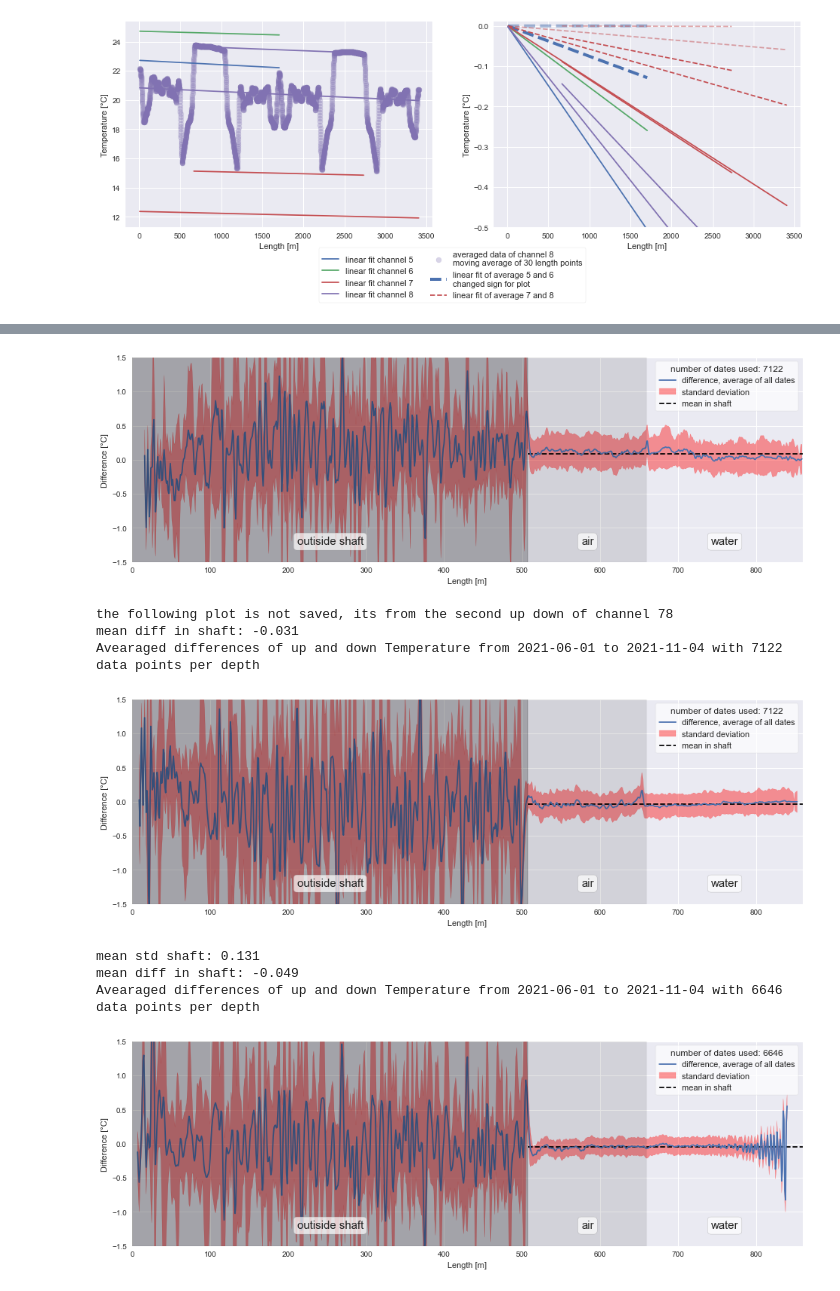
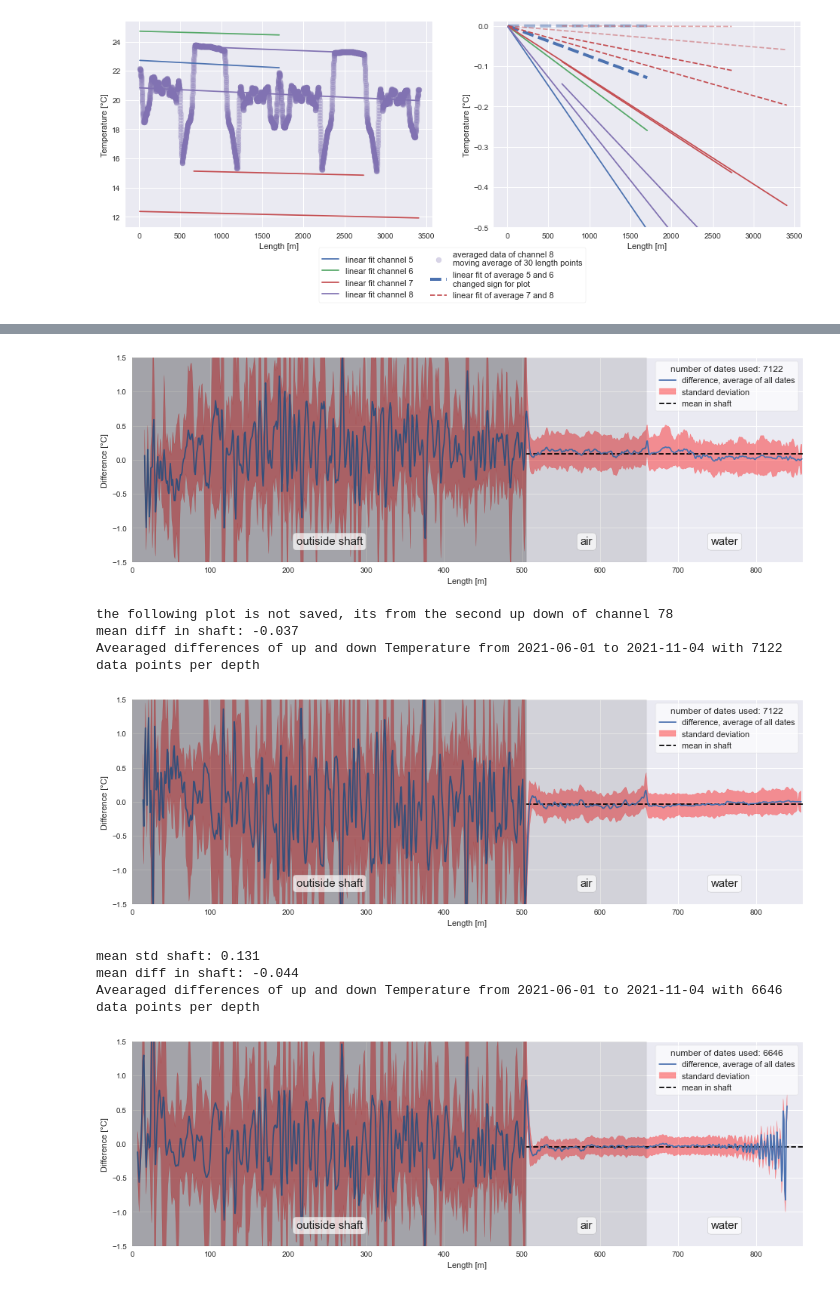
Before and after one commit to mvwick/Scripts_Masterarbeit, a Jupyter notebook: analyse_my_database_alsdorf.ipynb, the cells around one changed output, grey strips where cells are left out. Cells and saved outputs as stored; diff of their text form; code cells hidden in the pictures.

```diff
--- a/analyse_my_database_alsdorf.ipynb
+++ b/analyse_my_database_alsdorf.ipynb
@@ -567,20 +510,18 @@ plt.show()
 # %%
-round_value=2
 # diff watertank of the mean temperature between channels
 
-# old way of calculations
+# old way (shiftfirst) of calculations
 # diff_watertank_shiftfirst = diff_to_watertank(chan_mean_constshift_shiftfirst,watertank_len=watertank_len, watertank_T_range_min = watertank_T_range_min,df_Tlogger_PT100=df_Tlogger,
 #                                                      watertank_T_range_max = watertank_T_range_max, shorten_input_date=True)#chan_mean_shiftfirst
 # mean_stdev_shiftfirst = calc_mean_diff_watertank(diff_watertank_shiftfirst)
 # mean_stdev_shiftfirst = mean_stdev_shiftfirst.replace(pd.NA, np.nan).round(round_value) # replace pd.nan because round does ont work
 # print("mean and stdev to watertank, shift first")
 # display(mean_stdev_shiftfirst)
-# print()
 
 diff_watertank_avearagefirst = diff_to_watertank(chan_mean_constshift_averagefirst,watertank_len=watertank_len, watertank_T_range_min = watertank_T_range_min,
                                                 df_Tlogger=df_Tlogger,watertank_T_range_max = watertank_T_range_max, shorten_input_date=True) #chan_mean_avearagefirst
 mean_stdev_avearagefirst = calc_mean_diff_watertank(diff_watertank_avearagefirst)
-mean_stdev_avearagefirst = mean_stdev_avearagefirst.replace(pd.NA, np.nan).round(round_value)
+mean_stdev_avearagefirst = mean_stdev_avearagefirst.replace(pd.NA, np.nan)
 print("mean and stdev to watertank, averaging first and after that watertank correction")
 display(mean_stdev_avearagefirst)
 # %% [output]
@@ -669,6 +607,7 @@ table_name = "/mean_stdev_avearagefirst.png"
 save_df_as_image(mean_stdev_avearagefirst, path + table_name)
 # %%
 # Plot differences to watertank temperature over time: Avearege first
+
 def plot_helper_9000(diff_watertank_data,mean_diff_data,w_positions,type,name):
     """w_positions: watertank position index you want to plot"""
     for w_pos in w_positions: #watertank position
@@ -695,7 +634,7 @@ for ax in axs[0:2]:
         plot_helper_9000(diff_watertank_avearagefirst,mean_stdev_avearagefirst,[0,1,2,3],type=type_name, name="7and8")
     counter_ax+=1
 
-# # Plot differences to watertank temperature over time: Shift first
+# # Plot differences to watertank temperature over time: Shift first (old way of calculation)
 # type_name="Shift first"
 # counter_ax=0
 # for ax in axs[2:4]:
@@ -707,9 +646,7 @@ for ax in axs[0:2]:
 #     counter_ax+=1
 
 if plot_save:
-    name="avearage_temp_diff_watertank.png"
-    plt.savefig("pictures/"+name)
-
+    plt.savefig("pictures/" + "avearage_temp_diff_watertank.png")
 plt.show()
 # %% [output]
 [figure]
@@ -1384,7 +1192,7 @@ Differenz zwischen beiden Ansätzen is dann swatertank - (swater1+swater2)/2
 # %%
-# Plot difference of back and forth from mean channel 7 and 8. These measure the same Positions and therfore there shouldnt be a big difference
+# Plot difference of back and forth from mean channel 7 and 8. These measure the same positions and therfore there shouldnt be a big difference
 # this plot is a comparrisson for the plot in analysis_shaft_temperature.ipynb
-def plot_channel_itself_statistic(mean,stdev):
+def plot_channel_itself_statistic(mean,stdev,ymin=-1.5,ymax=1.5):
     """"""
     def color_cable_pos(start_len, end_len, col, ymax, ymin, label_name,alpha=0.5, label=True):
             """ creates patches which color the plot"""
@@ -1396,14 +1204,12 @@ def plot_channel_itself_statistic(mean,stdev):
                     bbox_props=dict(boxstyle="round",fc="white", ec="0.5", alpha=0.7)
                     axs.text(start_len+width/2,ymax-(ymax-ymin)*0.9,label_name,ha="center",va="center",size=15,bbox=bbox_props,zorder=20)
 
-    ymin=-1.5; ymax=1.5
     fig,axs=plt.subplots(1,1,figsize=(16,5))
     axs.plot(mean.index,mean.values,label="difference, average of all dates")
     axs.fill_between(mean.index,mean.values-stdev.values,mean.values+stdev.values,color="red",alpha=0.4,label=f"standard deviation")
 
-
-    plt.hlines([mean.loc[508:].mean()],508,860,color="black",linestyle="--",label=f"mean in shaft")
-    print(f"mean diff in shaft: {round(mean.loc[508:].mean(),3)}")
+    plt.hlines([mean.loc[506:].mean()],506,860,color="black",linestyle="--",label=f"mean in shaft")
+    print(f"mean diff in shaft: {round(mean.loc[506:].mean(),3)}")
 
     # date information
     min_date = diff_for_back.index.min().strftime("%Y-%m-%d")
@@ -1419,53 +1225,37 @@ def plot_channel_itself_statistic(mean,stdev):
     legend=axs.legend(fontsize=11,frameon=True,title=f"number of dates used: {n}",title_fontsize=12) #, loc='upper center'
     legend.get_frame().set_alpha(0.7) #not supported with eps
     legend.get_frame().set_facecolor("white")
-    color_cable_pos(0,508,"black",ymax,ymin,"outiside shaft",alpha=0.3)
-    color_cable_pos(508,660,"black",ymax,ymin,"air",alpha=0.1)
+    color_cable_pos(0,506,"black",ymax,ymin,"outiside shaft",alpha=0.3)
+    color_cable_pos(506,660,"black",ymax,ymin,"air",alpha=0.1)
     color_cable_pos(660,860,"blue",ymax,ymin,"water",alpha=0.0)
 
-# :1700 and :1700 -1 for complete cable
-# is 850 really exactly at the bendpoint?
-# bendpoint = 857 #[m] #same bendpoint as in exported shaft temperature
-# data= chan_mean_constshift_averagefirst["7and8"][mask_not_egrt_78] #remove egrt dates, not really a influence
-# forward_columns = data.columns[:bendpoint-5]
-# backward_columns = data.columns[bendpoint-7-3:bendpoint-1+bendpoint-5-1] #-1 manual test, better plot
-# forward=data[forward_columns]
-# backward=data[backward_columns]
-# backward.columns=forward.columns[::-1]
-# forward2_columns = data.columns[bendpoint-7+bendpoint-5-1:bendpoint-7+bendpoint-5-1+bendpoint-5]
-# backward2_columns = data.columns[bendpoint-7+bendpoint-12+bendpoint-5:] #-1 manual test, better plot
-# forward2=data[forward2_columns]
-# backward2=data[backward2_columns]
-# backward2.columns=forward2.columns[::-1]
-
-
-#  2207 2906  508 1207
-
+# Extreact forward and backward data
 bendpoint=859
-
+# manual shifting of the different channels so they better fit together
 manual1=8
 manual2=6
+
+# get the columns for forward and backward measurements
 forward_col=chan_mean_constshift_averagefirst["7and8"].columns[:bendpoint-5]
 backward_col=chan_mean_constshift_averagefirst["7and8"].columns[bendpoint-5-manual1:bendpoint+bendpoint -5-5-manual1]
-
 forward2_col=chan_mean_constshift_averagefirst["7and8"].columns[2557-9-bendpoint+5+manual2:2557-9+manual2]
 backward2_col=chan_mean_constshift_averagefirst["7and8"].columns[2557-9-3:]
-
-
-
-
+# get the data for forward and backwardd measurements
 forward2=chan_mean_constshift_averagefirst["7and8"][forward2_col]
 backward2=chan_mean_constshift_averagefirst["7and8"][backward2_col]
 forward=chan_mean_constshift_averagefirst["7and8"][forward_col]
 backward=chan_mean_constshift_averagefirst["7and8"][backward_col]
-
+# rename columns so they fit to each other and are subtracted correct
 backward.columns=forward.columns[::-1]
 backward2.columns=forward.columns[::-1]
 forward2.columns=forward.columns
 
+# Calc difference
 diff_for_back = forward - backward  # some nan at begninning due to deleting splice position
 diff_for_back2 = forward2 - backward2
 diff_for_back2.columns=diff_for_back2.columns-diff_for_back2.columns[0]
+# manually adjust columns so data better fits to colos and desciptions in the plot
+diff_for_back2.columns=diff_for_back2.columns+5
 
 # calc mean and standart deviation for every depth
 mean=diff_for_back.mean(axis=0)
@@ -1485,12 +1275,11 @@ plt.show()
 
 print("the following plot is not saved, its from the second up down of channel 78")
 plot_channel_itself_statistic(mean2,stdev2)
-plt.show() # not saved, only say that it is very similar
+plt.show()
 
 print();print()
-# Das gleiche für channel 56
-bendpoint = 857 #[m] #same bendpoint as in exported shaft temperature
-#adjust columns so they better fit; I think the cable is not optimal alligned
+# the same for channels 56
+bendpoint = 857 #[m]
 
 forward_columns = chan_mean_constshift_averagefirst["5and6"].columns[:bendpoint-6]
 backward_columns = chan_mean_constshift_averagefirst["5and6"].columns[bendpoint-11:bendpoint-11+bendpoint-6]
@@ -1513,11 +1302,5 @@ if plot_save:
         plt.savefig(r"C:\Users\Mathis\Desktop\Masterthesis\Masterthesis_tex\figs_raster\chap4\channel_itself_statistic_56.png", format="png",bbox_inches="tight",dpi=300)
     plt.savefig("pictures\channel_itself_statistic_56.png")
 plt.show()
-
-# standartabweichung am ende relativ konstant, zwigt, dass dort konstant etwas verändert wird
-
-
-
-##################################length beschriftung nicht korrekt
 # %% [output]
 mean std shaft: 0.24
@@ -1525,10 +1308,10 @@ mean diff in shaft: 0.087
 Avearaged differences of up and down Temperature from 2021-06-01 to 2021-11-04 with 7122 data points per depth
 [figure]
 the following plot is not saved, its from the second up down of channel 78
-mean diff in shaft: -0.031
+mean diff in shaft: -0.037
 Avearaged differences of up and down Temperature from 2021-06-01 to 2021-11-04 with 7122 data points per depth
-[figure, old version]
+[figure, new version]
 mean std shaft: 0.131
-mean diff in shaft: -0.049
+mean diff in shaft: -0.044
 Avearaged differences of up and down Temperature from 2021-06-01 to 2021-11-04 with 6646 data points per depth
 [figure]
```
Also changed, not shown: parts of 39 cells of this notebook, 20 other files.
